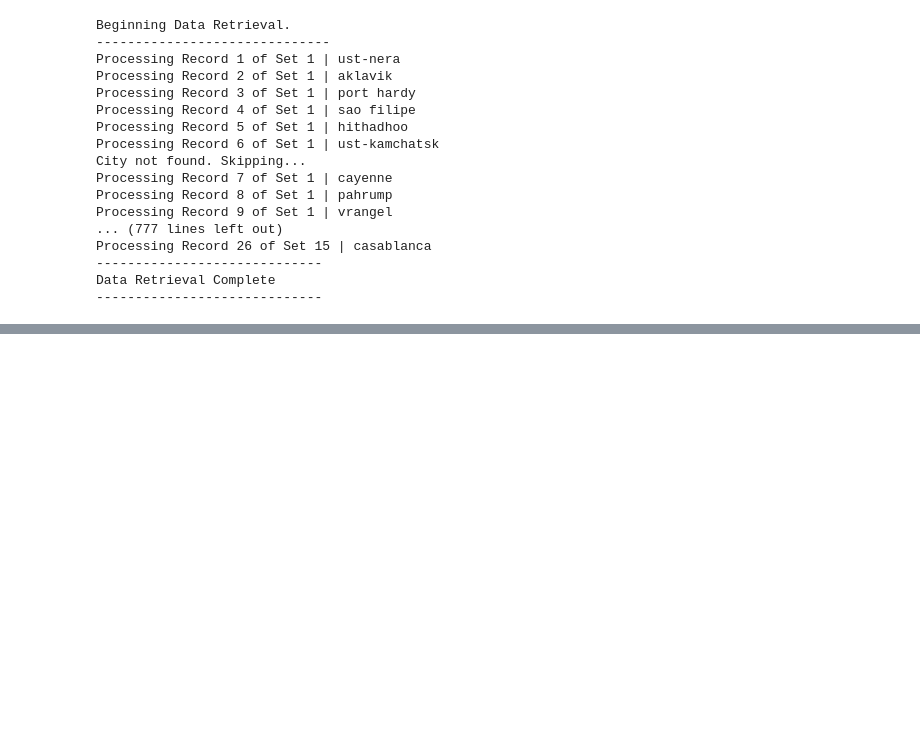
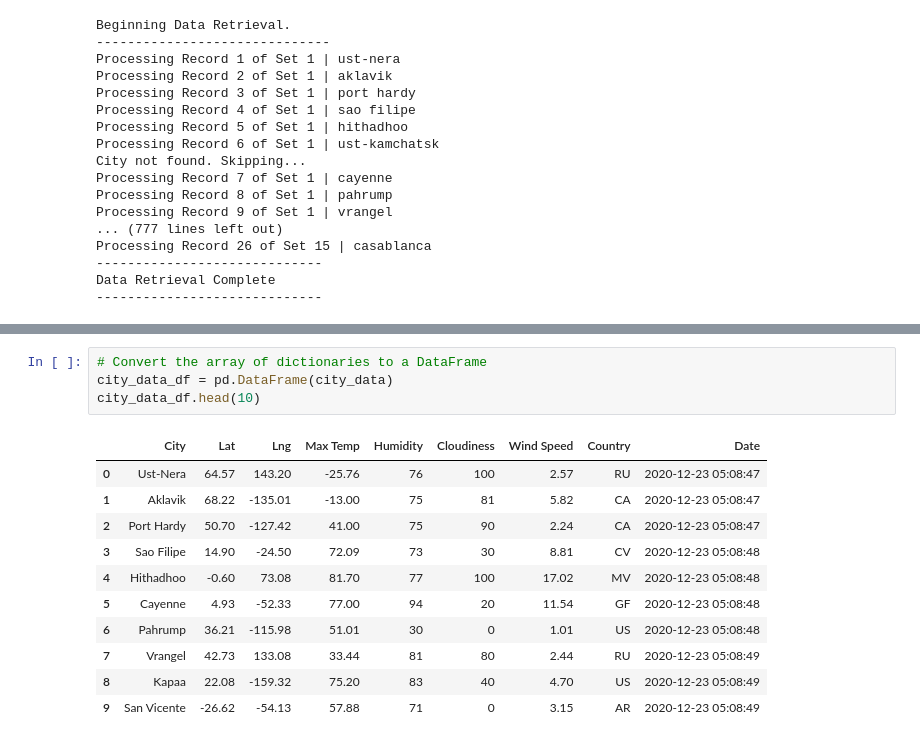
Before and after one commit to ArtTucker/World_Weather_Analysis, a Jupyter notebook: WeatherPy.ipynb, the cells around one changed output, grey strips where cells are left out. Saved outputs shown, nothing was run; the diff lists cells and outputs as text; blank space fills up the shorter version.

Commit message:
Update WeatherPy.ipynb
output to a dataframe

```diff
--- a/WeatherPy.ipynb
+++ b/WeatherPy.ipynb
@@ -121,0 +124,16 @@ len(city_data)
+# %%
+# Convert the array of dictionaries to a DataFrame
+city_data_df = pd.DataFrame(city_data)
+city_data_df.head(10)
+# %% [output]
+|  | City | Lat | Lng | Max Temp | Humidity | Cloudiness | Wind Speed | Country | Date |
+| 0 | Ust-Nera | 64.57 | 143.20 | -25.76 | 76 | 100 | 2.57 | RU | 2020-12-23 05:08:47 |
+| 1 | Aklavik | 68.22 | -135.01 | -13.00 | 75 | 81 | 5.82 | CA | 2020-12-23 05:08:47 |
+| 2 | Port Hardy | 50.70 | -127.42 | 41.00 | 75 | 90 | 2.24 | CA | 2020-12-23 05:08:47 |
+| 3 | Sao Filipe | 14.90 | -24.50 | 72.09 | 73 | 30 | 8.81 | CV | 2020-12-23 05:08:48 |
+| 4 | Hithadhoo | -0.60 | 73.08 | 81.70 | 77 | 100 | 17.02 | MV | 2020-12-23 05:08:48 |
+| 5 | Cayenne | 4.93 | -52.33 | 77.00 | 94 | 20 | 11.54 | GF | 2020-12-23 05:08:48 |
+| 6 | Pahrump | 36.21 | -115.98 | 51.01 | 30 | 0 | 1.01 | US | 2020-12-23 05:08:48 |
+| 7 | Vrangel | 42.73 | 133.08 | 33.44 | 81 | 80 | 2.44 | RU | 2020-12-23 05:08:49 |
+| 8 | Kapaa | 22.08 | -159.32 | 75.20 | 83 | 40 | 4.70 | US | 2020-12-23 05:08:49 |
+| 9 | San Vicente | -26.62 | -54.13 | 57.88 | 71 | 0 | 3.15 | AR | 2020-12-23 05:08:49 |
```
Also changed, not shown: parts of 2 cells of this notebook.
